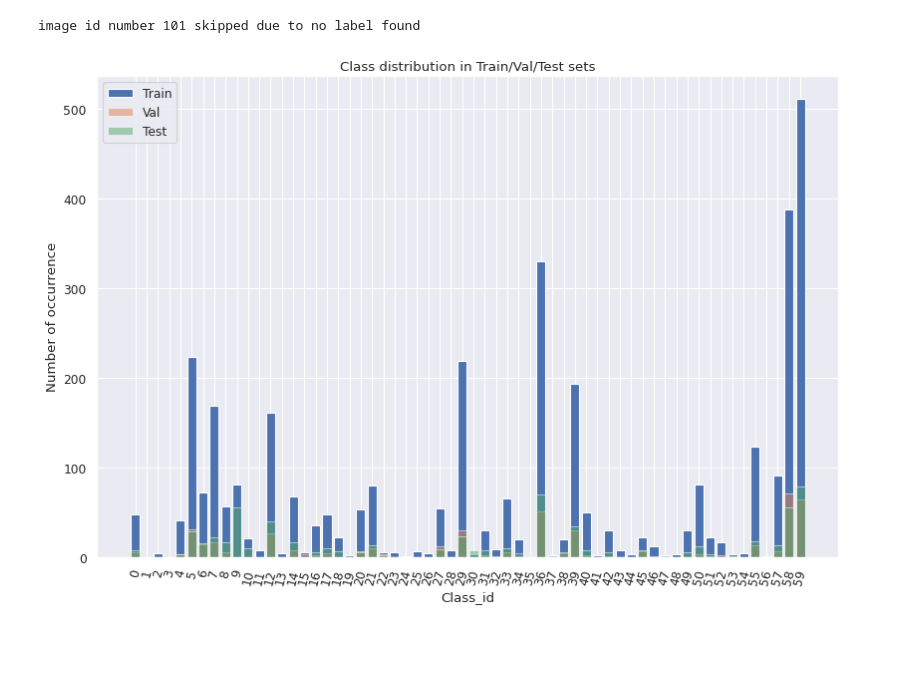
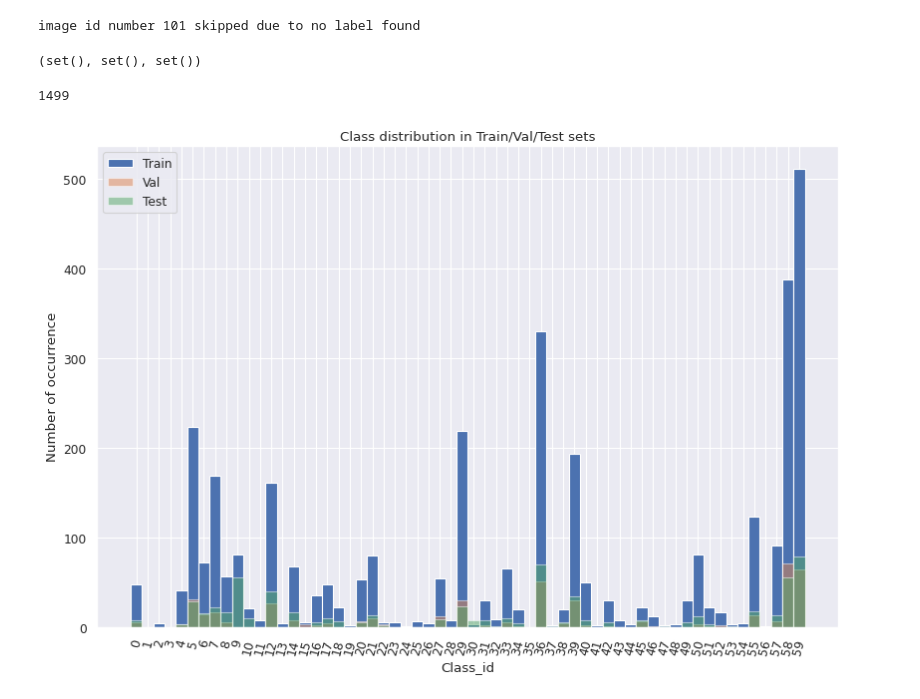
Before and after one commit to code4sac/trash-ai, a Jupyter notebook: notebooks/stratified_splitter.ipynb, the cells around one changed output. Saved outputs shown, nothing was run; the diff lists cells and outputs as text; code cells hidden in the pictures; blank space fills up the shorter version.

```diff
--- a/notebooks/stratified_splitter.ipynb
+++ b/notebooks/stratified_splitter.ipynb
@@ -102,6 +102,17 @@ train_ids,val_ids,test_ids = pd.DataFrame(y_train,columns = y).idxmax(axis=1).to
 Number of all images:
 1500
 image id number 101 skipped due to no label found
+# %%
+# check no intersection
+set(train_ids).intersection(set(val_ids)), set(train_ids).intersection(set(test_ids)), set(val_ids).intersection(set(test_ids)),
+# %% [output]
+(set(), set(), set())
+# %%
+# check total number of img_ids
+# should be 1499, recall that id 101 was skipped due to no label in it
+len(set(train_ids).union(set(val_ids)).union(set(test_ids)))
+# %% [output]
+1499
 # %%
 def list_add(list1, list2): return [sum(x) for x in zip(list1, list2)]
 def vis(img_id_list):
@@ -114,16 +125,16 @@ def vis(img_id_list):
 # %%
 from matplotlib.pyplot import figure
 figure(figsize=(12, 8), dpi=80)
 
-plt.bar([*range(nr_class)],vis(train_ids),label = 'Train')
-plt.bar([*range(nr_class)],vis(val_ids),label = 'Val',alpha = 0.5)
-plt.bar([*range(nr_class)],vis(test_ids),label = 'Test',alpha = 0.5)
+plt.bar([*range(nr_class)],vis(train_ids), width = 1, label = 'Train')
+plt.bar([*range(nr_class)],vis(val_ids), width = 1, label = 'Val',alpha = 0.5)
+plt.bar([*range(nr_class)],vis(test_ids), width = 1, label = 'Test',alpha = 0.5)
 
 plt.xticks([*range(nr_class)],rotation = 75)
 plt.xlabel("Class_id")
 plt.ylabel("Number of occurrence")
 plt.title("Class distribution in Train/Val/Test sets")
 plt.legend()
 plt.show()
 # %% [output]
-[figure, old version]
+[figure, new version]
```
Also changed, not shown: parts of 2 cells of this notebook.
